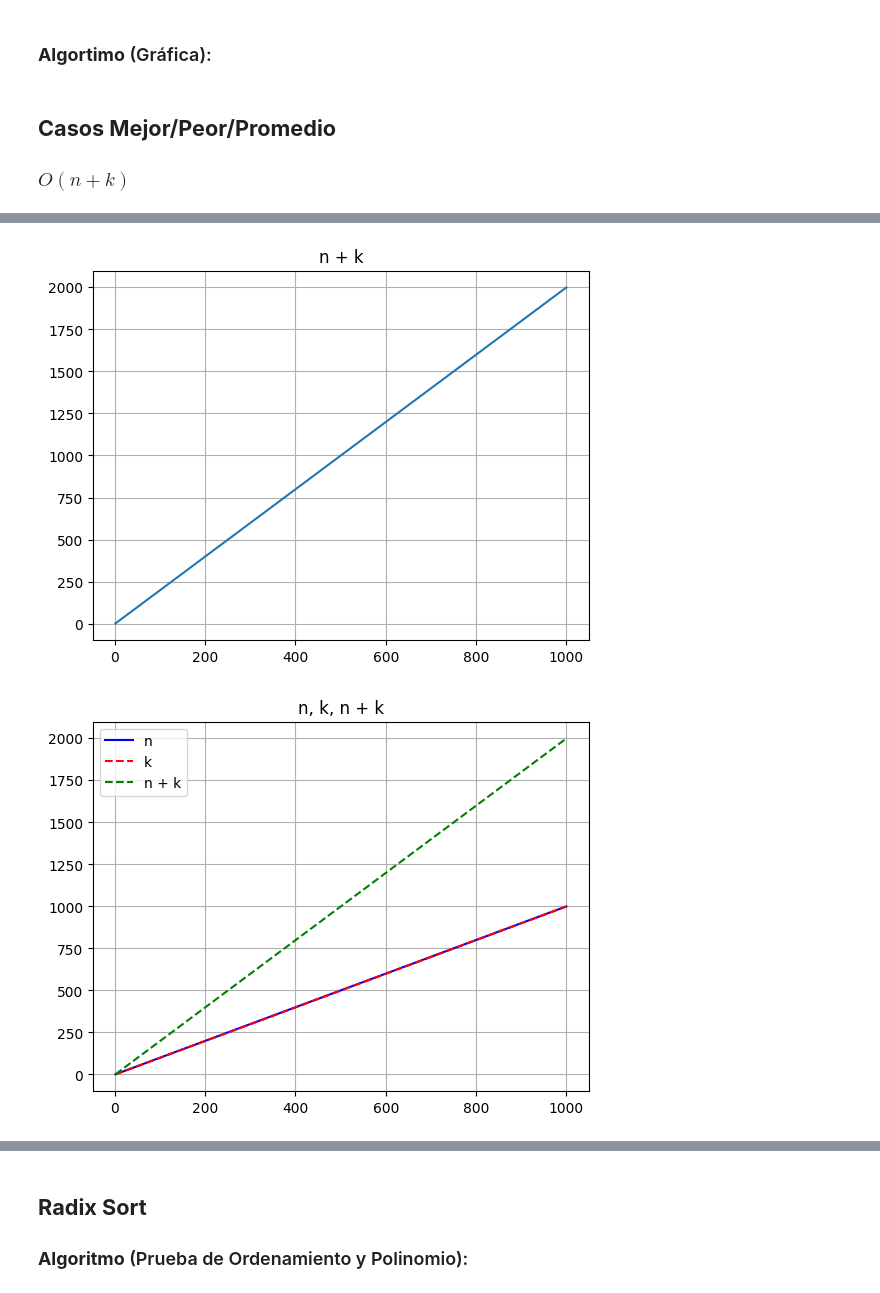
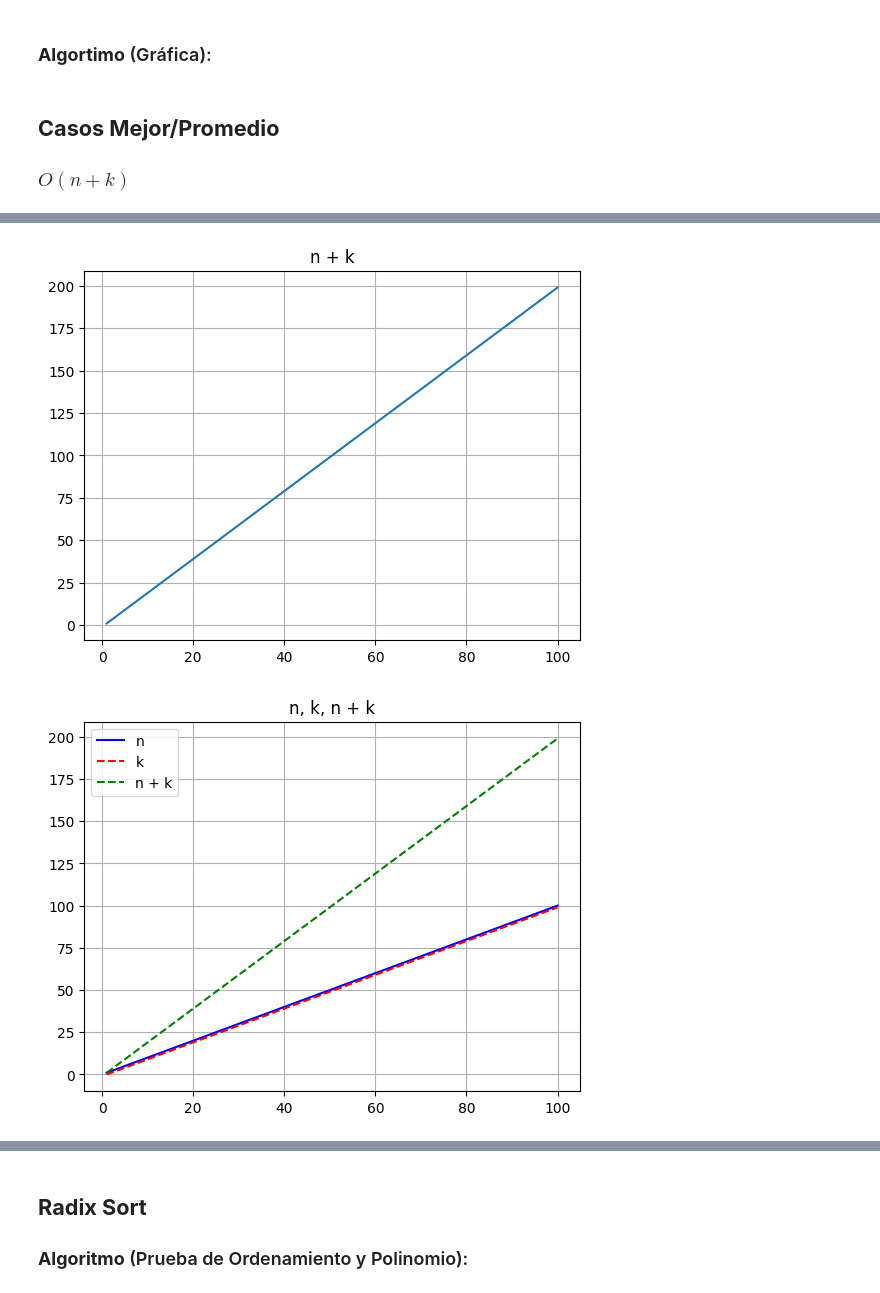
Before and after one commit to amglezb/EDA-II, a Jupyter notebook: GONZALEZ_BARRAGAN-PRACTICA_3/practica3.ipynb, the cells around one changed output, grey strips where cells are left out. Cells and saved outputs as stored; diff of their text form; code cells hidden in the pictures.

```diff
--- a/GONZALEZ_BARRAGAN-PRACTICA_3/practica3.ipynb
+++ b/GONZALEZ_BARRAGAN-PRACTICA_3/practica3.ipynb
@@ -134,10 +134,10 @@ def counting_sort_g(original_arr, aux_arr):
         i += 1
     return ordered_arr, time, space, n, k, n + k
 # %% [markdown]
-## **Casos Mejor/Peor/Promedio**
+## **Casos Mejor/Promedio**
 ### $O(n+k)$
 # %%
-MAX = 1000
+MAX = 100
 
 x = []
 y_time = []
@@ -194,2 +194,2 @@ plt.show()
-[figure, old version]
+[figure, new version]
-[figure, old version]
+[figure, new version]
```
Also changed, not shown: parts of 9 cells of this notebook.
